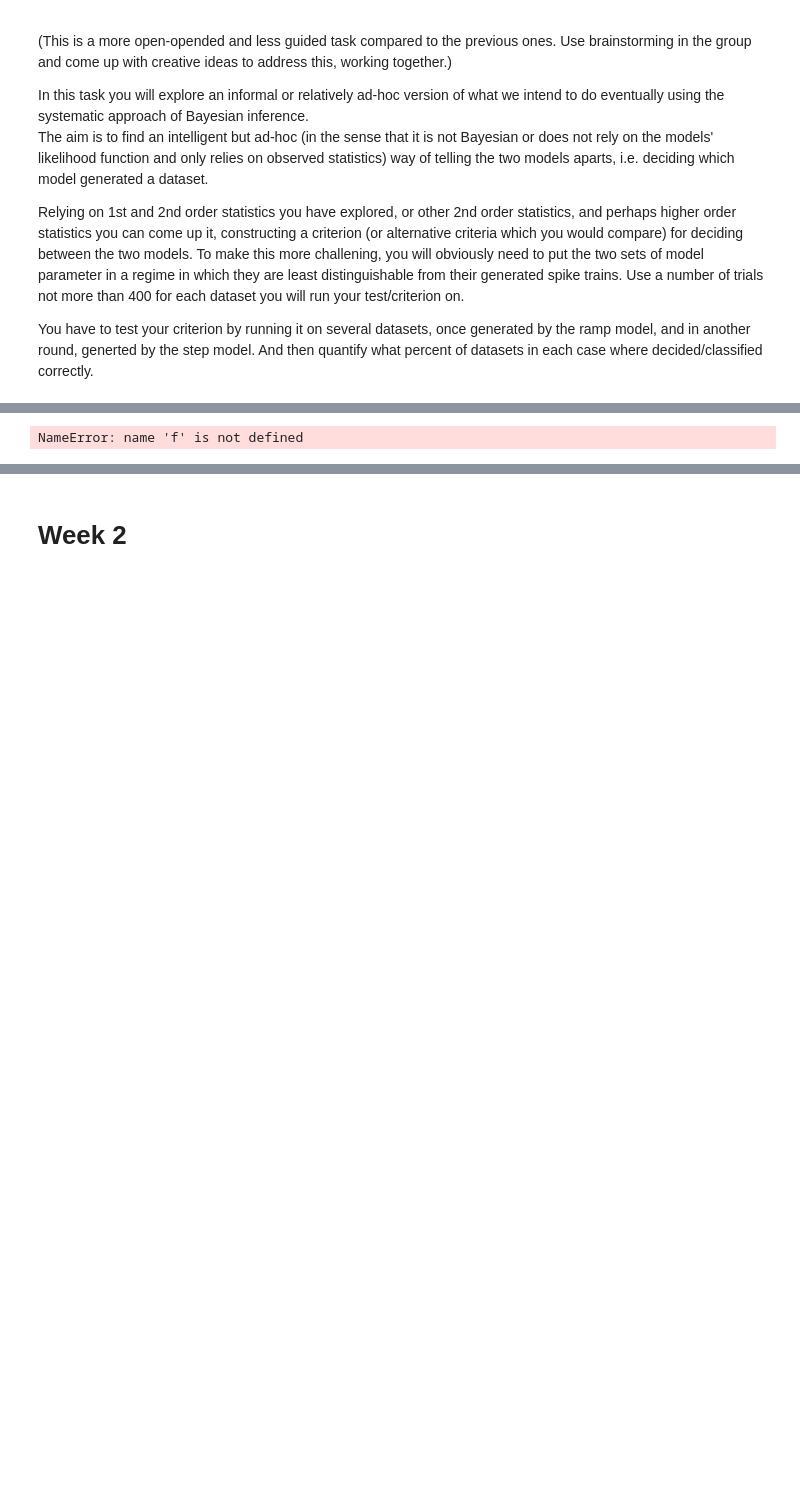
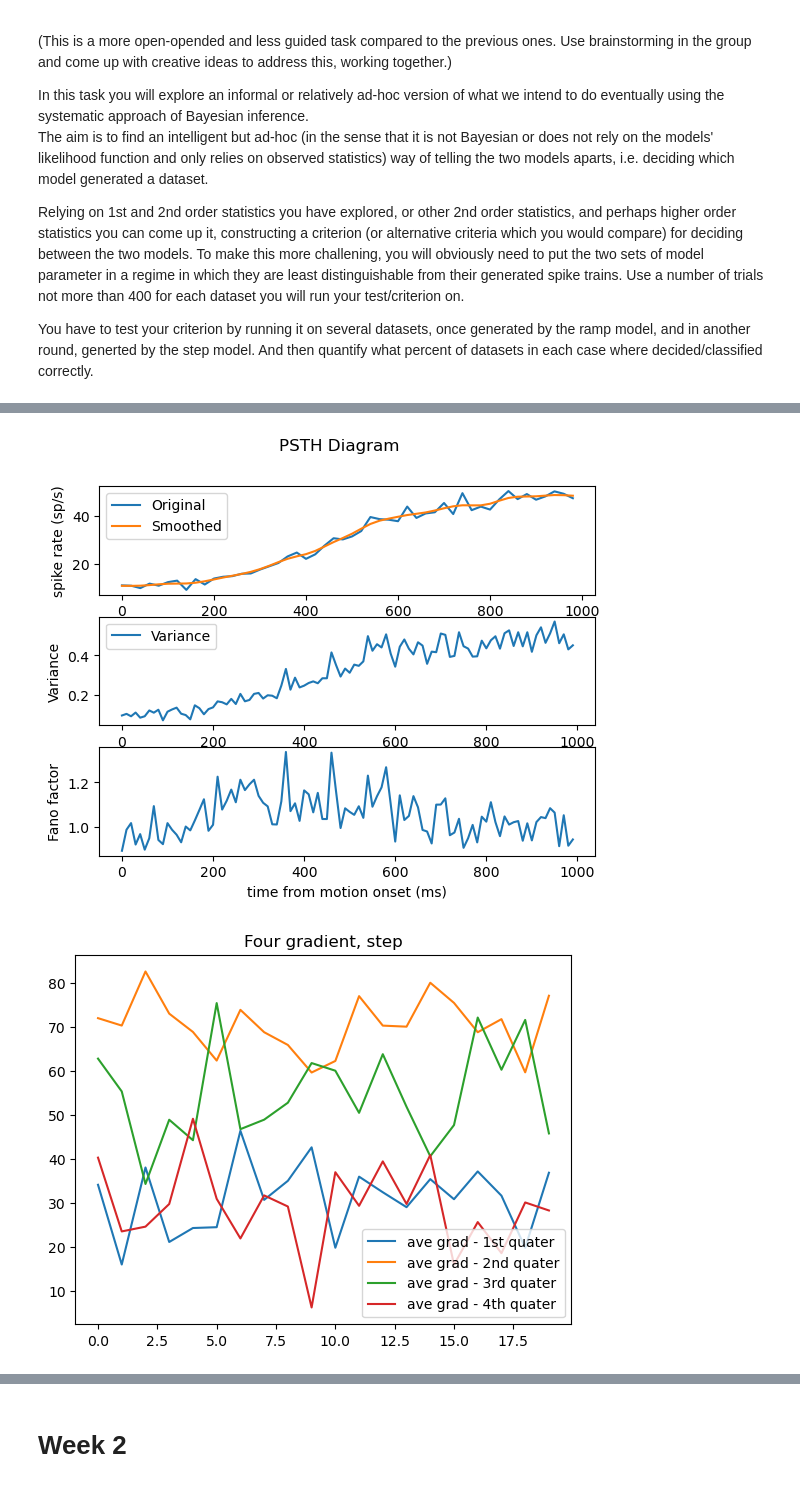
Before and after one commit to derek1909/GG3G3, a Jupyter notebook: GG3_project.ipynb, the cells around one changed output, grey strips where cells are left out. Saved outputs shown, nothing was run; the diff lists cells and outputs as text; code cells hidden in the pictures; blank space fills up the shorter version.

```diff
--- a/GG3_project.ipynb
+++ b/GG3_project.ipynb
@@ -565,5 +570,74 @@ generate_psth(ramp_test_dataset[0], 20, 10, True);
 # %%
-plt.plot(f[0])
-plt.plot(f[1])
+data_points = generate_spike_trains(M=20, N=400, T=100, m=50, r=5, sigma=0.4, beta=1)
+generate_psth(data_points[0,0], 20, 10, True);
+
+predictions = np.empty((data_points.shape[0], data_points.shape[1])) # 2 x M
+var_s = np.empty((data_points.shape[0], data_points.shape[1])) # 2 x M
+fano_factors = np.empty((data_points.shape[0], data_points.shape[1])) # 2 x M
+
+N = len(data_points[0,0,:,0])
+M=20
+grads = np.zeros((2,M,4))
+
+for ii in [0,1]:
+    # ii = 0 -> STEP spike trains
+    # ii = 1 -> RAMP spike trains
+    for jj in range(data_points[ii].shape[0]):
+        spike_trains = data_points[ii, jj]; # (N by T) spike train matrix
+        # Calculate the PSTH
+        _,psth,_,_ = generate_psth(spike_trains, bin_size=20, bin_size_2=50)
+
+
+        ### find the valid region
+        derivative = np.gradient(psth, 1/50)
+
+        # Find where the derivative is small
+        small_derivative = np.abs(derivative) < 10
+
+        # Remove these regions from the data
+        filtered_psth = psth[~small_derivative]
+
+        ### Gradient and average gradient
+
+        # Find the gradient of the PSTH
+        quat = int(len(filtered_psth)/4)
+        grad_psth_1 = np.average(np.gradient(filtered_psth[0: quat], 1/50))
+        grad_psth_2 = np.average(np.gradient(filtered_psth[quat:2*quat], 1/50))
+        grad_psth_3 = np.average(np.gradient(filtered_psth[2*quat:3*quat], 1/50))
+        grad_psth_4 = np.average(np.gradient(filtered_psth[3*quat:quat*4], 1/50))
+        average_grad = (psth[-1] - psth[1]) / len(psth)
+
+        grads[ii,jj] = [grad_psth_1,grad_psth_2,grad_psth_3,grad_psth_4]
+
+#         # Find the variance and the Fano factor of the gradient
+#         var = np.var(grad_psth/average_grad) / N
+#         fano_factor = var / np.mean(grad_psth/average_grad) / N
+
+#         # Print the variance and the Fano factor
+#         # print(f"variance = {var}, Fano factor = {fano_factor}")
+#         var_s[ii,jj] = var
+#         fano_factors[ii,jj] = fano_factor
+# print(var_s)
+
+plt.plot(grads[0,:,0], label="ave grad - 1st quater")
+plt.plot(grads[0,:,1], label="ave grad - 2nd quater")
+plt.plot(grads[0,:,2], label="ave grad - 3rd quater")
+plt.plot(grads[0,:,3], label="ave grad - 4th quater")
+plt.title("Four gradient, step")
+# plt.plot(var_s[0], label = "step")
+# plt.plot(var_s[1], label="ramp")
+plt.legend()
+plt.show()
+
+plt.plot(grads[1,:,0], label="ave grad - 1st quater")
+plt.plot(grads[1,:,1], label="ave grad - 2nd quater")
+plt.plot(grads[1,:,2], label="ave grad - 3rd quater")
+plt.plot(grads[1,:,3], label="ave grad - 4th quater")
+plt.title("Four gradient, ramp")
+# plt.plot(var_s[0], label = "step")
+# plt.plot(var_s[1], label="ramp")
+plt.legend()
+plt.show()
 # %% [output]
-NameError: name 'f' is not defined
+[figure, added]
+[figure, added]
```
Also changed, not shown: parts of 4 cells of this notebook, 4 other files.
